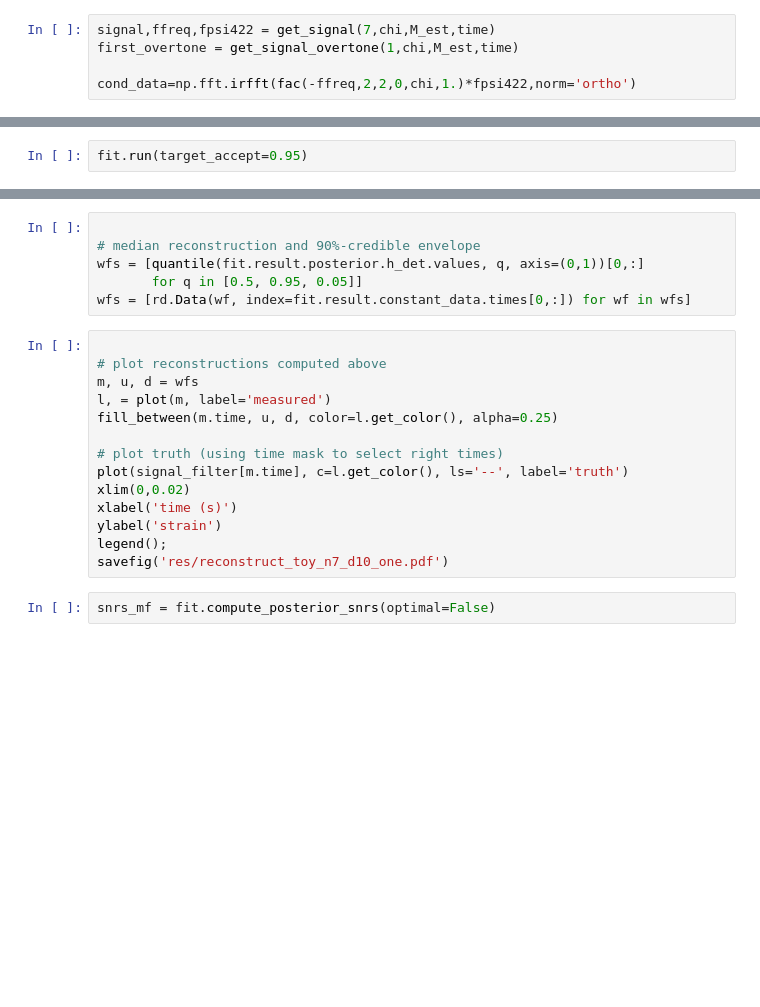
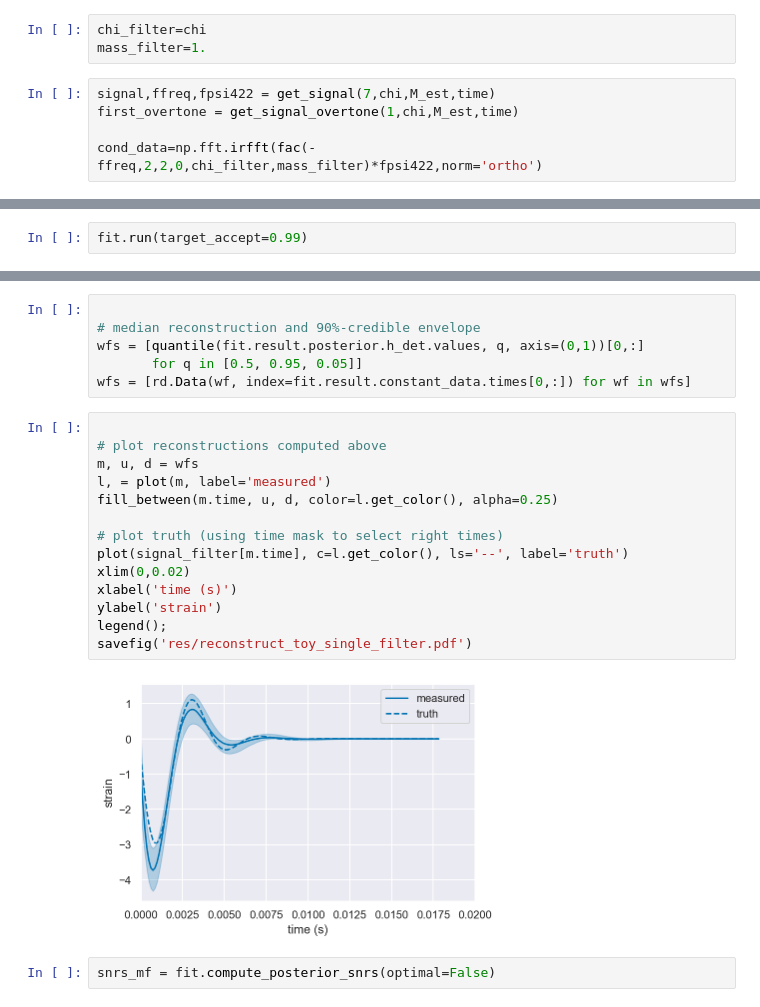
Before and after one commit to Sizheng-Ma/ringdown, a Jupyter notebook: docs/examples/from_nr_sinusoid_mchi.ipynb, the cells around one changed output, grey strips where cells are left out. Saved outputs shown, nothing was run; the diff lists cells and outputs as text; blank space fills up the shorter version.

Commit message:
change the parameters of the filter

```diff
--- a/docs/examples/from_nr_sinusoid_mchi.ipynb
+++ b/docs/examples/from_nr_sinusoid_mchi.ipynb
@@ -114,8 +114,11 @@ def get_signal(n,chi,M_est,time):
     fpsi422=np.fft.rfft(construct_new,norm='ortho')
     ffreq=np.fft.rfftfreq(len(construct_new),d=(time[1]-time[0])/t_unit1)*2*np.pi
     return rd.Data(construct_new, index=time),ffreq,fpsi422
+# %%
+chi_filter=chi
+mass_filter=1.
 # %%
 signal,ffreq,fpsi422 = get_signal(7,chi,M_est,time)
 first_overtone = get_signal_overtone(1,chi,M_est,time)
 
-cond_data=np.fft.irfft(fac(-ffreq,2,2,0,chi,1.)*fpsi422,norm='ortho')
+cond_data=np.fft.irfft(fac(-ffreq,2,2,0,chi_filter,mass_filter)*fpsi422,norm='ortho')
@@ -212,5 +215,5 @@ The `run()` method will automatically compile the `PyStan` code the first time a
 
 </div>
 # %%
-fit.run(target_accept=0.95)
+fit.run(target_accept=0.99)
 # %% [output]
@@ -255,17 +270,19 @@ wfs = [rd.Data(wf, index=fit.result.constant_data.times[0,:]) for wf in wfs]
 # %%
 
 # plot reconstructions computed above
 m, u, d = wfs
 l, = plot(m, label='measured')
 fill_between(m.time, u, d, color=l.get_color(), alpha=0.25)
 
 # plot truth (using time mask to select right times)
 plot(signal_filter[m.time], c=l.get_color(), ls='--', label='truth')
 xlim(0,0.02)
 xlabel('time (s)')
 ylabel('strain')
 legend();
-savefig('res/reconstruct_toy_n7_d10_one.pdf')
+savefig('res/reconstruct_toy_single_filter.pdf')
+# %% [output]
+[figure, added]
 # %%
 snrs_mf = fit.compute_posterior_snrs(optimal=False)
 # %%
```
Also changed, not shown: parts of 10 cells of this notebook.
